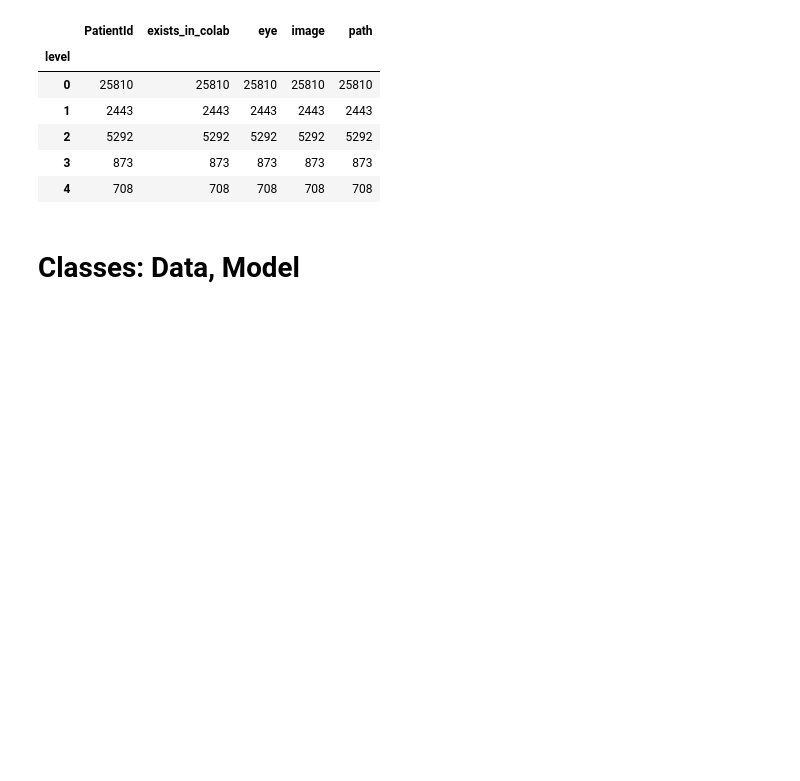
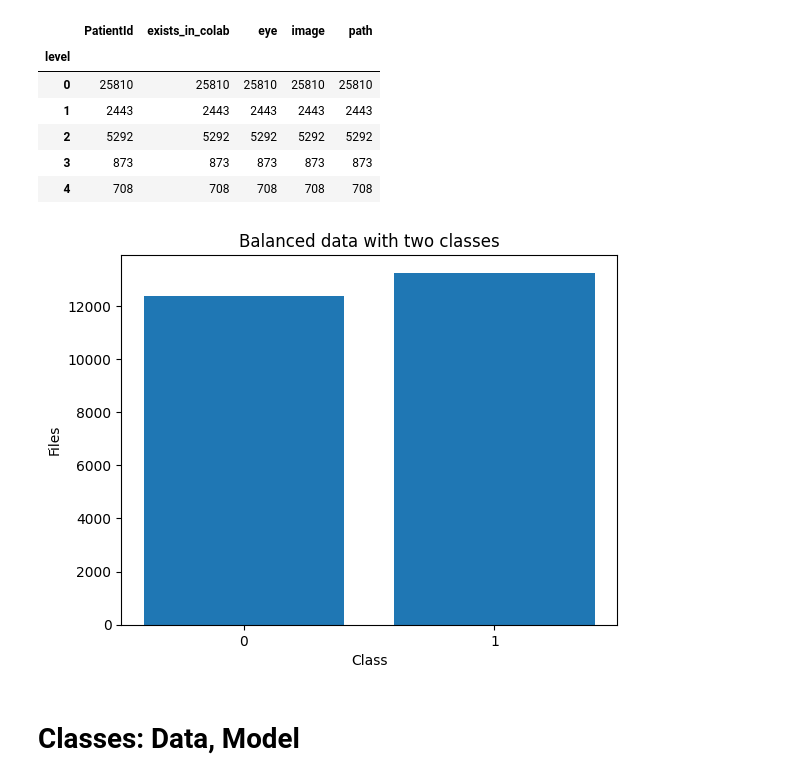
Before and after one commit to suaviq/diabetic-retinopathy-detection, a Jupyter notebook: model.ipynb, the cells around one changed output. Saved outputs shown, nothing was run; the diff lists cells and outputs as text; code cells hidden in the pictures; blank space fills up the shorter version.

```diff
--- a/model.ipynb
+++ b/model.ipynb
@@ -73,6 +73,17 @@ retina_df.pivot_table(index='level', aggfunc=len)
 | 2 | 5292 | 5292 | 5292 | 5292 | 5292 |
 | 3 | 873 | 873 | 873 | 873 | 873 |
 | 4 | 708 | 708 | 708 | 708 | 708 |
+# %%
+balanced_data_dict = {'class': [0, 1], 'files': [len(os.listdir('/content/as_bachelor_thesis_93273/0')), len(os.listdir('/content/as_bachelor_thesis_93273/1'))]}
+balanced_data = pd.DataFrame.from_dict(balanced_data_dict)
+plt.bar(balanced_data['class'], balanced_data['files'])
+plt.xlabel('Class')
+plt.ylabel('Files')
+plt.xticks(balanced_data['class'])
+plt.title('Balanced data with two classes')
+plt.show()
+# %% [output]
+[figure, added]
 # %% [markdown]
 # Classes: Data, Model
 # %%
```
Also changed, not shown: parts of 11 cells of this notebook.
